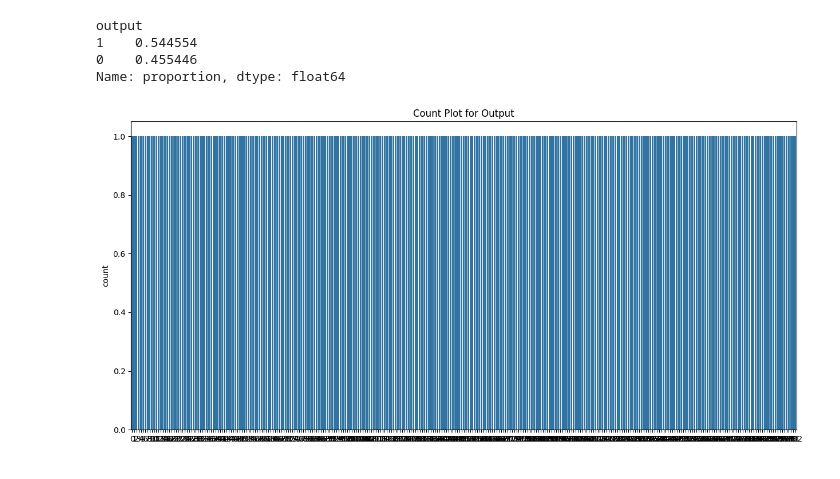
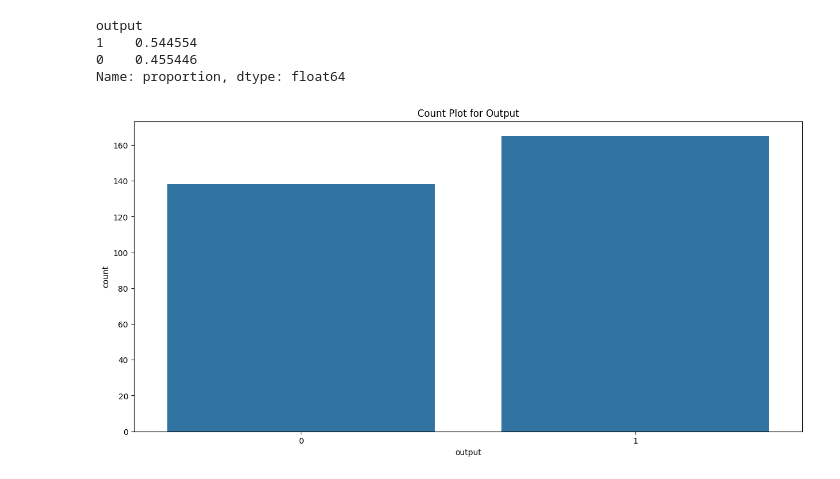
Before and after one commit to Krushna-007/codespaces-jupyter, a Jupyter notebook: notebooks/Heart_disease_prediction.ipynb, the cells around one changed output. Cells and saved outputs as stored; diff of their text form; code cells hidden in the pictures.

```diff
--- a/notebooks/Heart_disease_prediction.ipynb
+++ b/notebooks/Heart_disease_prediction.ipynb
@@ -137,7 +137,7 @@ Name: proportion, dtype: float64
 # %%
 plt.figure(figsize=[15,7])
 plt.title("Count Plot for Output")
-sns.countplot(df['output'])
+sns.countplot(x='output', data=df)
 plt.show()
 # %% [output]
-[figure, old version]
+[figure, new version]
```
Also changed, not shown: parts of 6 cells of this notebook.
